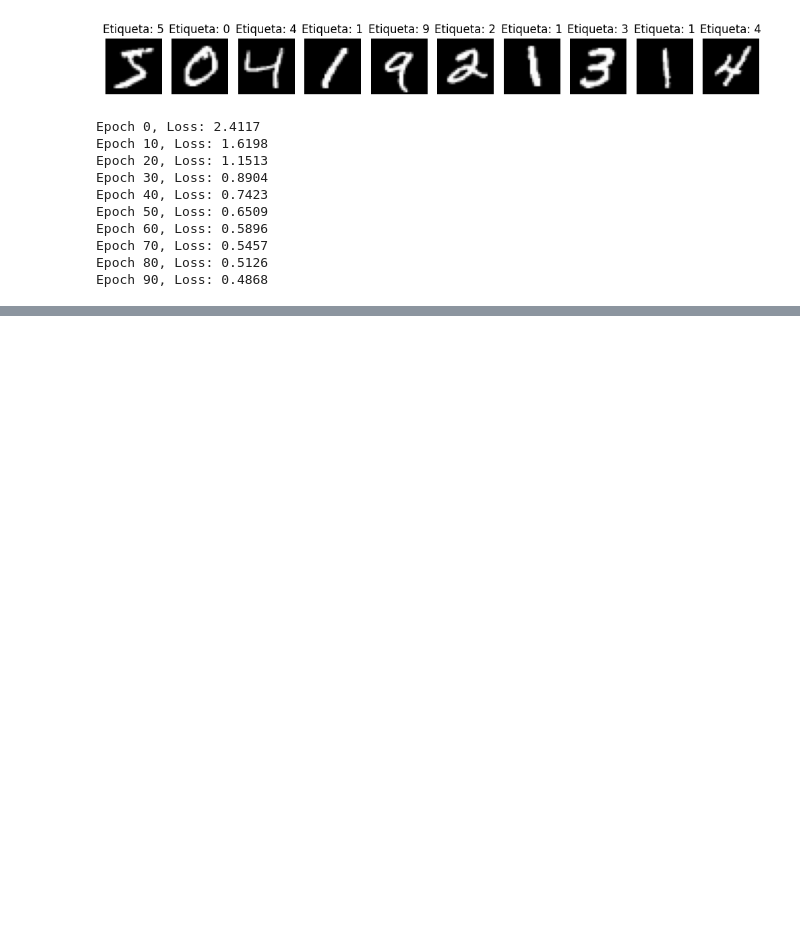
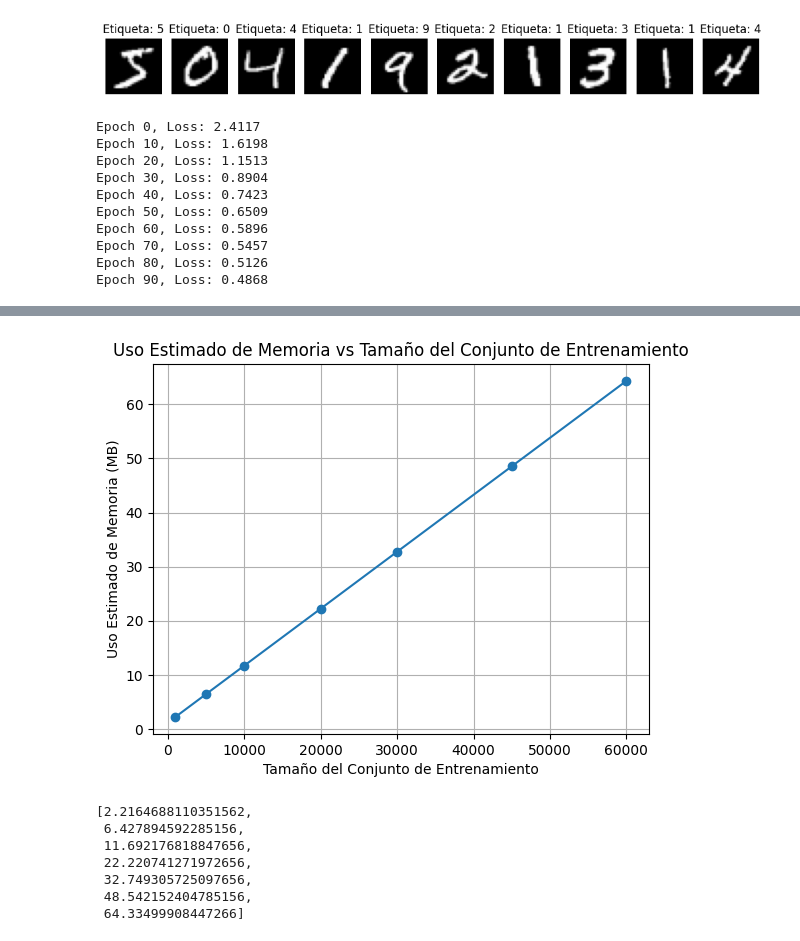
Before and after one commit to ignacio-ave/ADA-Portafolio, a Jupyter notebook: Backpropagation/backpropagation.ipynb, the cells around one changed output, grey strips where cells are left out. Saved outputs shown, nothing was run; the diff lists cells and outputs as text; code cells hidden in the pictures; blank space fills up the shorter version.

```diff
--- a/Backpropagation/backpropagation.ipynb
+++ b/Backpropagation/backpropagation.ipynb
@@ -196,0 +273,48 @@ Epoch 90, Loss: 0.4868
+# %%
+# Función para estimar el uso de memoria durante el entrenamiento
+def estimate_memory_usage(input_size, hidden_size, output_size, batch_size):
+    """
+    Estima el uso de memoria durante el entrenamiento de una red neuronal de dos capas.
+
+    Parámetros:
+    - input_size: Número de unidades en la capa de entrada.
+    - hidden_size: Número de unidades en la capa oculta.
+    - output_size: Número de unidades en la capa de salida.
+    - batch_size: Tamaño del lote de datos.
+
+    Retorna:
+    - Uso estimado de memoria en megabytes (MB).
+    """
+    # Pesos y biases
+    params_size = (input_size * hidden_size + hidden_size * output_size + hidden_size + output_size) * 4  # en bytes
+
+    # Variables intermedias (Z1, A1, Z2, A2, dZ1, dZ2, dW1, dW2, db1, db2)
+    intermediate_size = (2 * batch_size * hidden_size + 2 * batch_size * output_size + 2 * input_size * hidden_size + 2 * hidden_size * output_size) * 4  # en bytes
+
+    # Conversión de bytes a megabytes
+    total_size_MB = (params_size + intermediate_size) / (1024 * 1024)
+
+    return total_size_MB
+
+# Estimamos el uso de memoria para diferentes tamaños de subconjuntos del conjunto de entrenamiento
+memory_usage = [estimate_memory_usage(input_size, hidden_size, output_size, subset_size) for subset_size in subset_sizes]
+
+# Graficamos los resultados
+plt.plot(subset_sizes, memory_usage, marker='o')
+plt.title('Uso Estimado de Memoria vs Tamaño del Conjunto de Entrenamiento')
+plt.xlabel('Tamaño del Conjunto de Entrenamiento')
+plt.ylabel('Uso Estimado de Memoria (MB)')
+plt.grid(True)
+plt.show()
+
+# Retornamos el uso estimado de memoria para cada tamaño de subconjunto
+memory_usage
+# %% [output]
+[figure, added]
+[2.2164688110351562,
+ 6.427894592285156,
+ 11.692176818847656,
+ 22.220741271972656,
+ 32.749305725097656,
+ 48.542152404785156,
+ 64.33499908447266]
```
Also changed, not shown: parts of 12 cells of this notebook.
